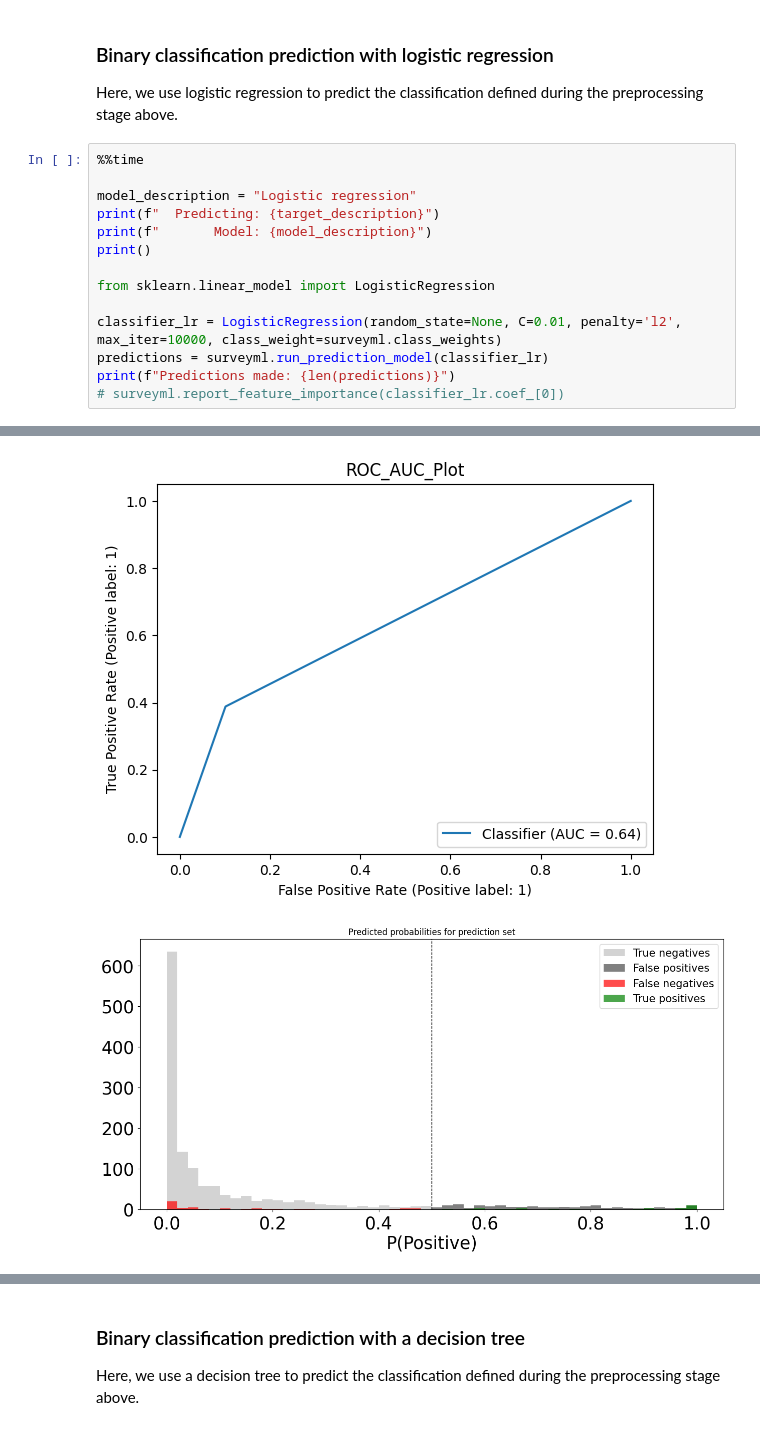
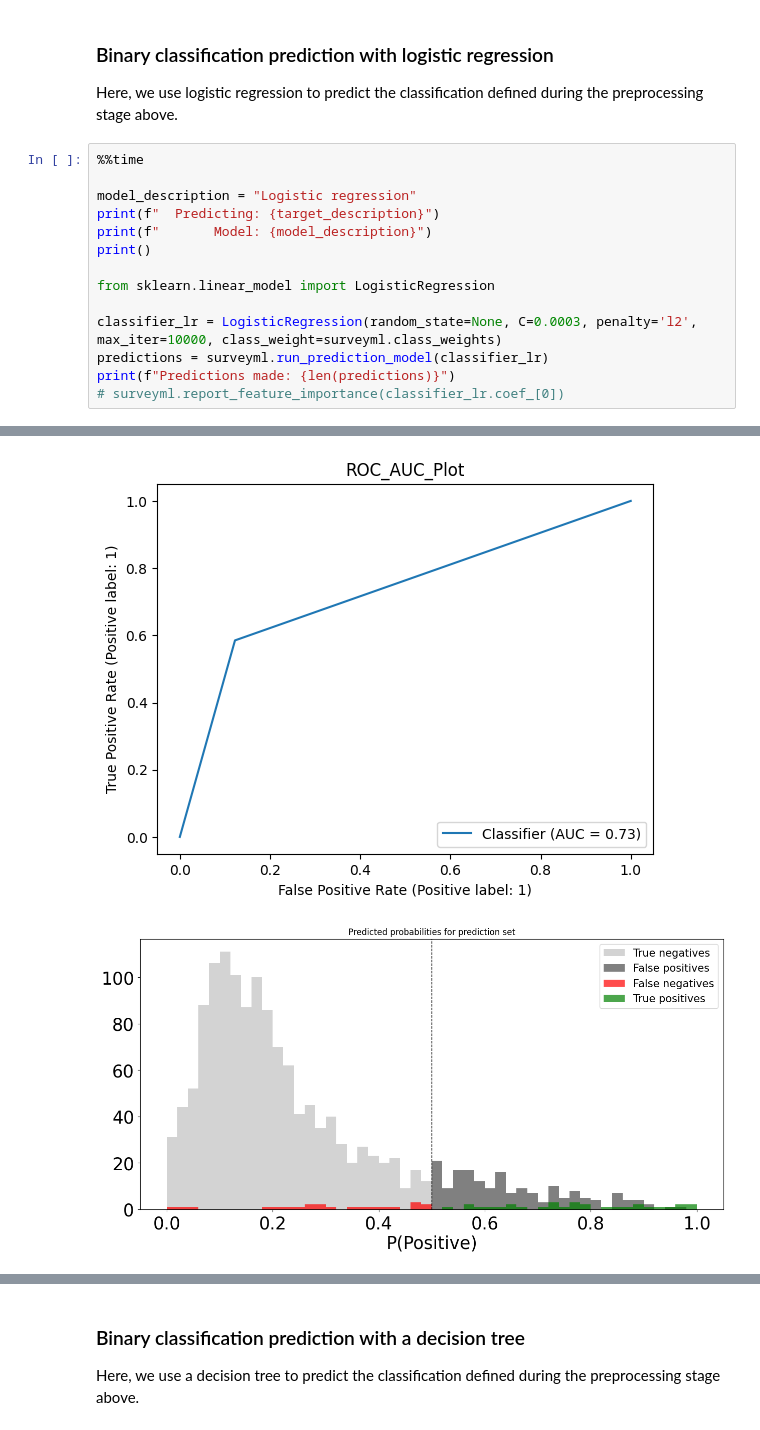
Before and after one commit to higherbar-ai/ml4qc, a Jupyter notebook: src/ml4qc-cati1-example.ipynb, the cells around one changed output, grey strips where cells are left out. Cells and saved outputs as stored; diff of their text form.

```diff
--- a/src/ml4qc-cati1-example.ipynb
+++ b/src/ml4qc-cati1-example.ipynb
@@ -197,7 +201,7 @@ print()
 
 from sklearn.linear_model import LogisticRegression
 
-classifier_lr = LogisticRegression(random_state=None, C=0.01, penalty='l2', max_iter=10000, class_weight=surveyml.class_weights)
+classifier_lr = LogisticRegression(random_state=None, C=0.0003, penalty='l2', max_iter=10000, class_weight=surveyml.class_weights)
 predictions = surveyml.run_prediction_model(classifier_lr)
 print(f"Predictions made: {len(predictions)}")
 # surveyml.report_feature_importance(classifier_lr.coef_[0])
@@ -222,2 +226,2 @@ test_roc_auc: 0.7520418905876937 (SD: 0.04091795830467957)
-[figure, old version]
+[figure, new version]
-[figure, old version]
+[figure, new version]
```
Also changed, not shown: parts of 9 cells of this notebook, 15 other files.
